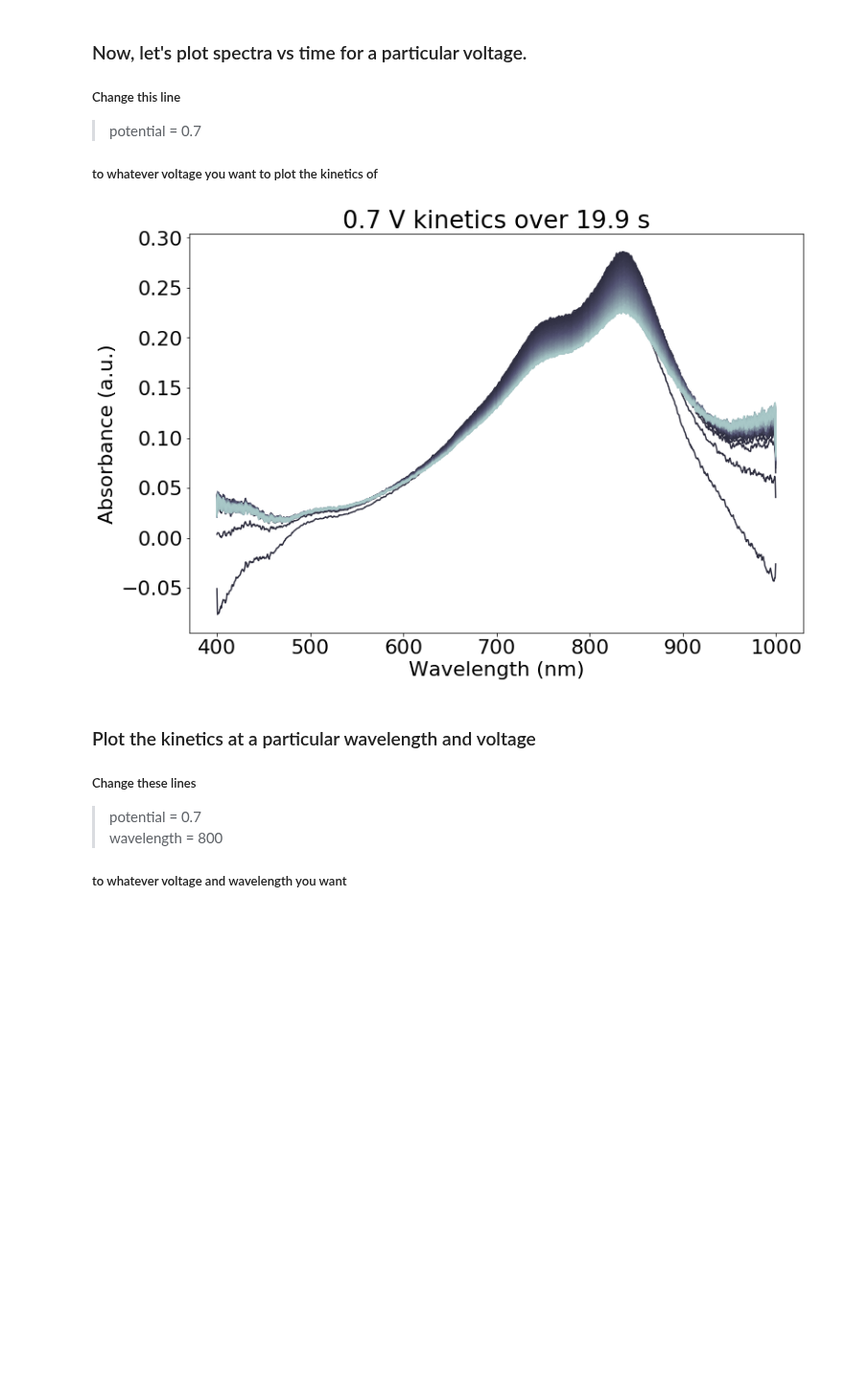
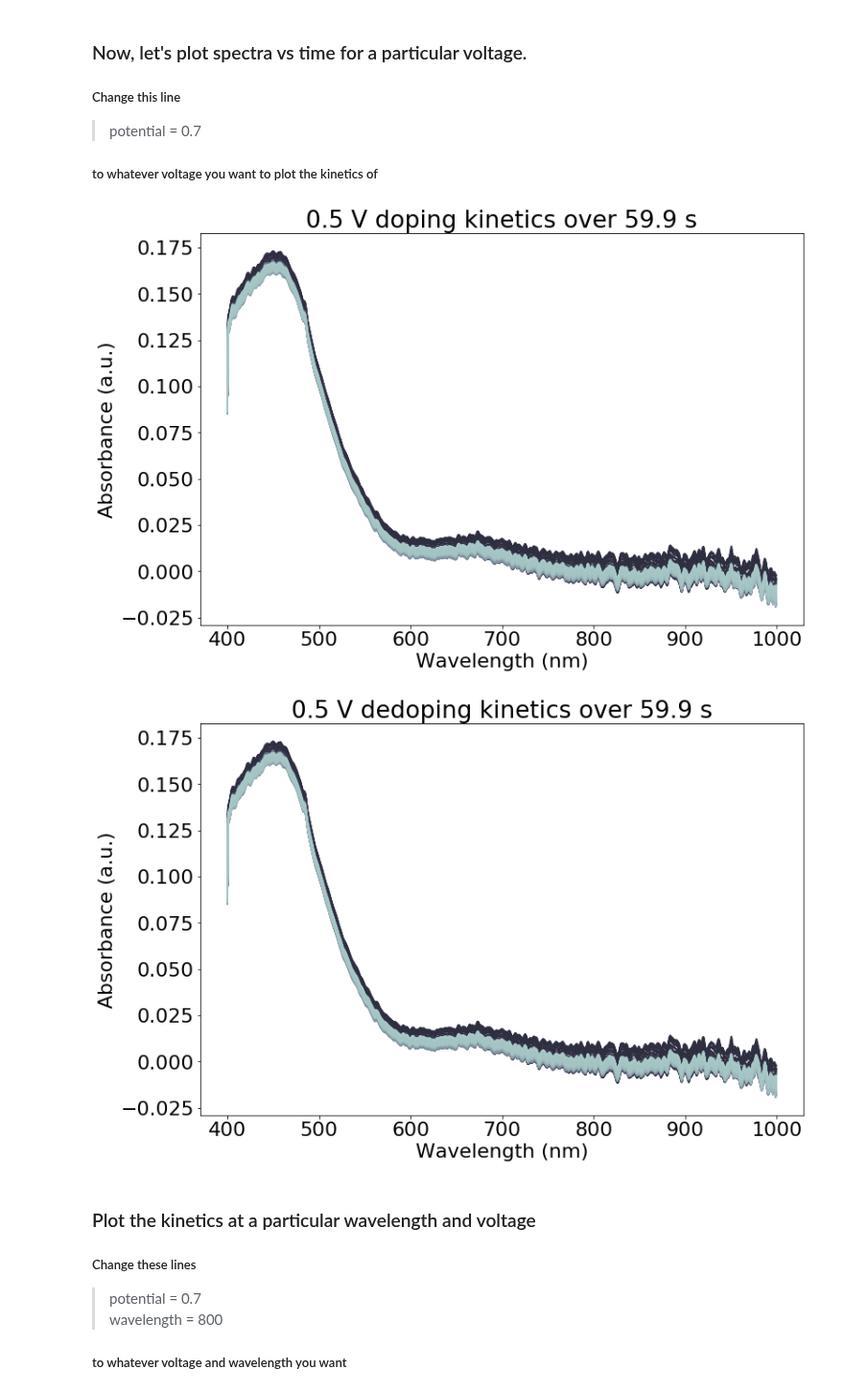
Before and after one commit to rajgiriUW/OECT_processing, a Jupyter notebook: processing_scripts/UV-Vis Notebook.ipynb, the cells around one changed output. Shown at 96% size. Drawn from its saved outputs; the diff is of its cells as text; code cells hidden in the pictures; blank space fills up the shorter version.

```diff
--- a/processing_scripts/UV-Vis Notebook.ipynb
+++ b/processing_scripts/UV-Vis Notebook.ipynb
@@ -22,8 +24,9 @@ plt.rcParams['figure.figsize'] = (16, 8)
 # %%
 # 1) Set up the data path
 # e.g. r'C:\Users\Raj\OneDrive\Documents\Word\uvvis'
-data_path = r'C:\Users\Raj\OneDrive\UW Work\Data\Polymer OECT work\DPP3TEG-1\uvvis\03 - Neat 10 mgmL NaCl'
+data_path = r'COPY_PATH_TO_FOLDER_HERE'
 
+# don't edit this
 if data_path == 'COPY_PATH_TO_FOLDER_HERE':
     from oect_load import file_open
     data_path = file_open(caption='Select folder to load from')
@@ -162,7 +241,7 @@ for i,cl in zip(data.spectra_sm, cm):
 ax.set_xlabel('Wavelength (nm)')
 ax.set_ylabel('Absorbance (a.u.)')
 ax.legend(labels = data.potentials)
-ax.set_title('Time=0 s data at each potential step')
+ax.set_title('Time=90 s data at each potential step')
 
 plt.savefig(path + r'\\' + 'Doping Spectra, t=0 s'+filenamestring+'.jpg')
 
@@ -181,7 +260,7 @@ if dedata:
     ax.set_xlabel('Wavelength (nm)')
     ax.set_ylabel('Absorbance (a.u.)')
     ax.legend(labels = dedata.potentials)
-    ax.set_title('Time=0 s data at each dedoping potential step')
+    ax.set_title('Time=90 s data at each dedoping potential step')
 
     plt.savefig(path + r'\\' + 'Dedoping Spectra, t=0 s'+filenamestring+'.jpg')
 # %% [output]
@@ -194,36 +274,37 @@ if dedata:
 # %%
 fig, ax = plt.subplots(nrows=1, figsize=(12,8),  facecolor='white')
 
-#potential = 0.7 # Change this to whatever voltage you want to plot
+potential = 0.5 # Change this to whatever voltage you want to plot
 
 endtime = data.spectra_vs_time[potential].columns[-1]
 cm = np.linspace(0.2,0.75,len(data.spectra_vs_time[potential].columns))
 for i,cl in zip(data.spectra_vs_time[potential], cm):
     ax.plot(data.spectra_vs_time[potential][i], color=plt.cm.bone(cl*1))
 
 ax.set_xlabel('Wavelength (nm)')
 ax.set_ylabel('Absorbance (a.u.)')
-ax.set_title(str(potential) +' V kinetics over ' + str(endtime) + ' s')
+ax.set_title(str(potential) +' V doping kinetics over ' + str(endtime) + ' s')
 
-plt.savefig(path + r'\\' + 'Kinetics at '+str(potential) +' V over ' + str(endtime) + ' s'+filenamestring+'.jpg')
+plt.savefig(path + r'\\' + 'Doping Spectra at '+str(potential) +' V over ' + str(endtime) + ' s'+filenamestring+'.jpg')
 
 if dedata:
     fig, ax = plt.subplots(nrows=1, figsize=(12,8),  facecolor='white')
 
     #potential = 0.7 # Change this to whatever voltage you want to plot
 
     endtime = dedata.spectra_vs_time[potential].columns[-1]
     cm = np.linspace(0.2,0.75,len(data.spectra_vs_time[potential].columns))
     for i,cl in zip(dedata.spectra_vs_time[potential], cm):
         ax.plot(dedata.spectra_vs_time[potential][i], color=plt.cm.bone(cl*1))
 
     ax.set_xlabel('Wavelength (nm)')
     ax.set_ylabel('Absorbance (a.u.)')
     ax.set_title(str(potential) +' V dedoping kinetics over ' + str(endtime) + ' s')
 
-    plt.savefig(path + r'\\' + 'Dedoping Kinetics at '+str(potential) +' V over ' + str(endtime) + ' s'+filenamestring+'.jpg')
+    plt.savefig(path + r'\\' + 'Dedoping Spectra at '+str(potential) +' V over ' + str(endtime) + ' s'+filenamestring+'.jpg')
 # %% [output]
-[figure, old version]
+[figure, new version]
+[figure, added]
 # %% [markdown]
 ### Plot the kinetics at a particular wavelength and voltage
 
```
Also changed, not shown: parts of 15 cells of this notebook, 1 other file.
